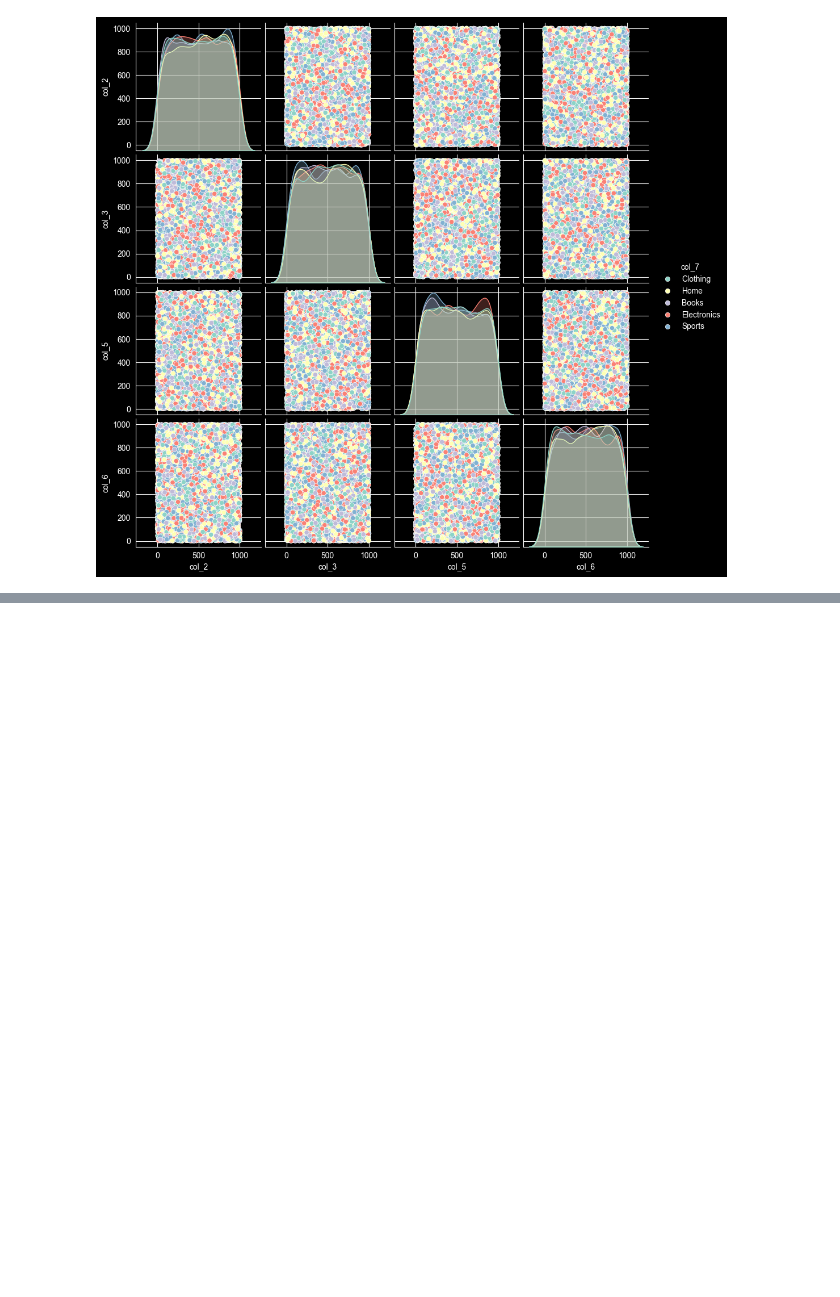
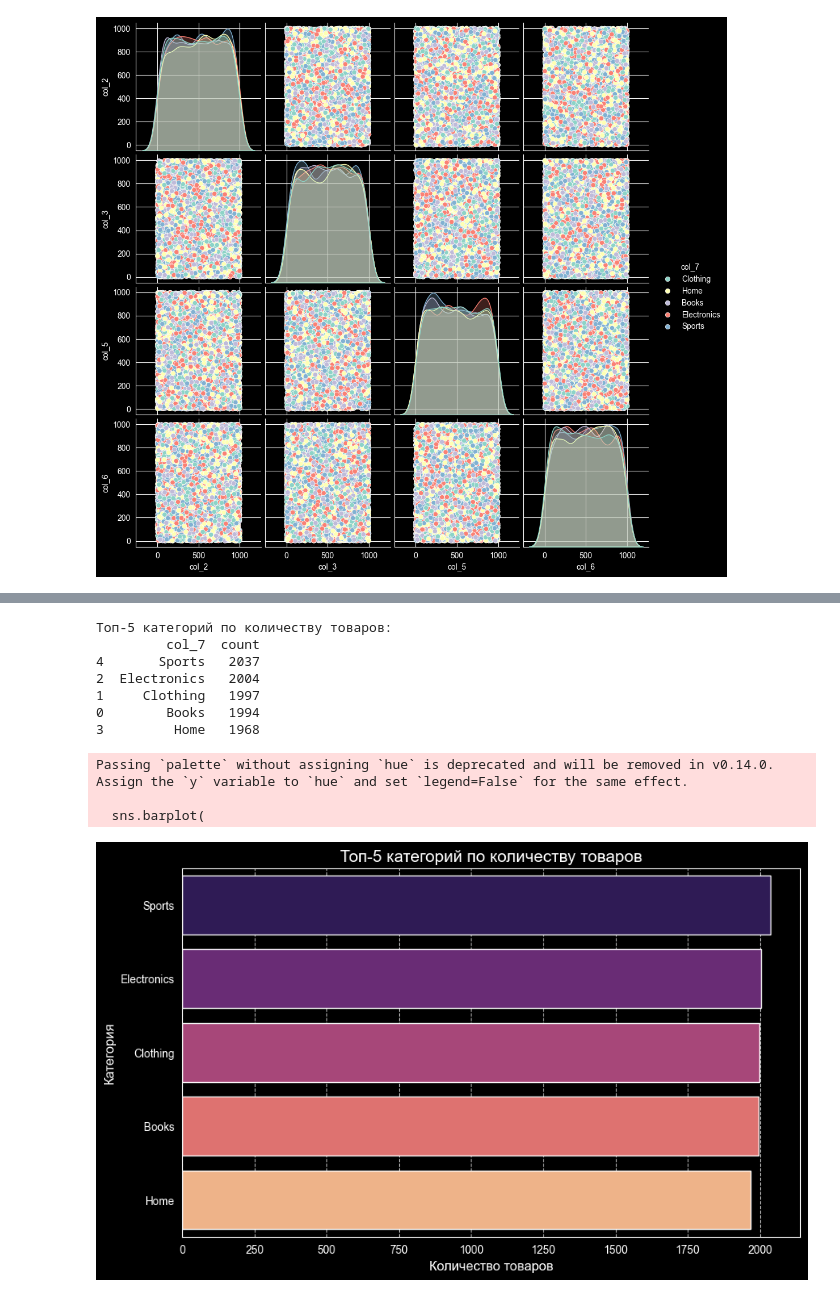
Before and after one commit to xeno-wq/homework, a Jupyter notebook: lab6.ipynb, the cells around one changed output, grey strips where cells are left out. Saved outputs shown, nothing was run; the diff lists cells and outputs as text; code cells hidden in the pictures; blank space fills up the shorter version.

```diff
--- a/lab6.ipynb
+++ b/lab6.ipynb
@@ -180,0 +312,31 @@ plt.show()
+# %%
+top_categories=df.groupby('col_7').size().reset_index(name='count')         #1.23
+top_5=top_categories.sort_values('count',ascending=False).head(5)
+print("Топ-5 категорий по количеству товаров:")
+print(top_5)
+
+plt.figure(figsize=(10, 6))
+sns.barplot(
+    data=top_5,
+    x='count',
+    y='col_7',
+    palette='magma'
+)
+plt.title('Топ-5 категорий по количеству товаров', fontsize=15)
+plt.xlabel('Количество товаров', fontsize=12)
+plt.ylabel('Категория', fontsize=12)
+plt.grid(axis='x', linestyle='--', alpha=0.7)
+
+plt.show()
+# %% [output]
+Топ-5 категорий по количеству товаров:
+         col_7  count
+4       Sports   2037
+2  Electronics   2004
+1     Clothing   1997
+0        Books   1994
+3         Home   1968
+Passing `palette` without assigning `hue` is deprecated and will be removed in v0.14.0. Assign the `y` variable to `hue` and set `legend=False` for the same effect.
+
+  sns.barplot(
+[figure, added]
```
Also changed, not shown: parts of 25 cells of this notebook, 2 other files.
